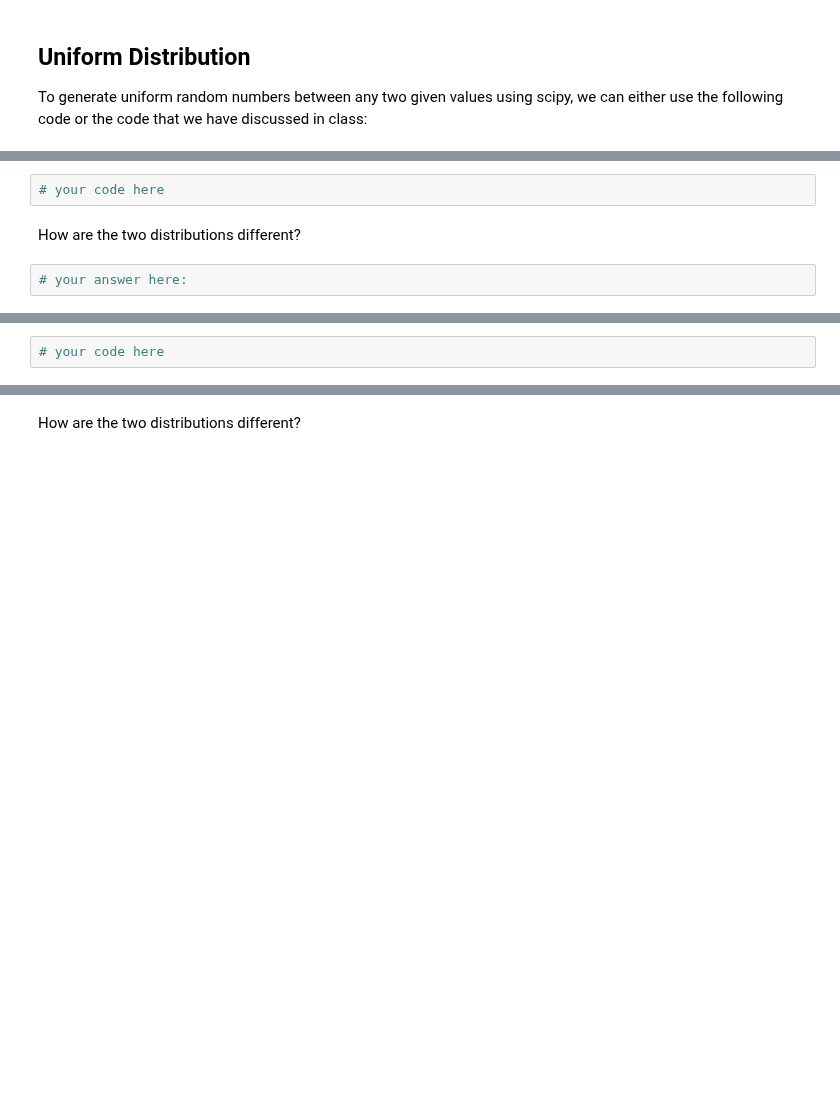
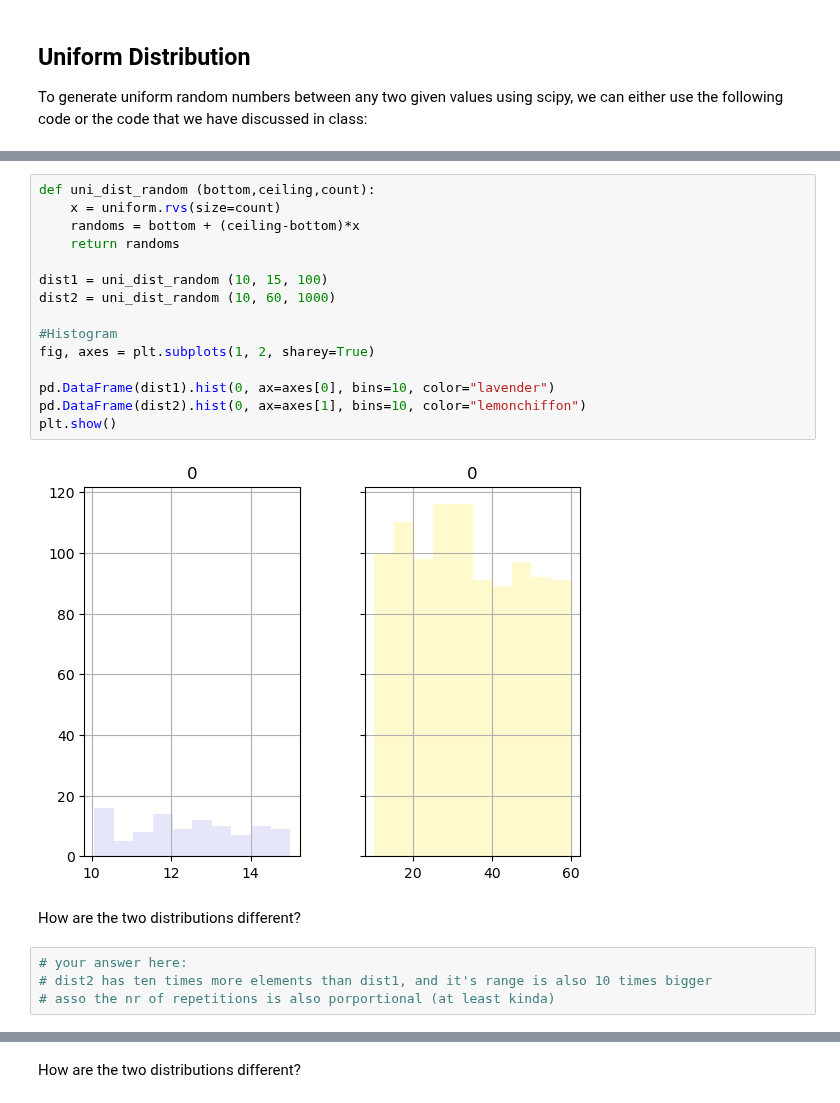
Before and after one commit to ta-data-lis/lab-probability-distributions, a Jupyter notebook: your-code/continuous.ipynb, the cells around one changed output, grey strips where cells are left out. Saved outputs shown, nothing was run; the diff lists cells and outputs as text; blank space fills up the shorter version.

```diff
--- a/your-code/continuous.ipynb
+++ b/your-code/continuous.ipynb
@@ -42,12 +55,29 @@ print(randoms)
 Your output should look like below:
 
 ![uniform distribution](ud.png)
-# %%
-# your code here
+# %%
+def uni_dist_random (bottom,ceiling,count):
+    x = uniform.rvs(size=count)
+    randoms = bottom + (ceiling-bottom)*x
+    return randoms
+
+dist1 = uni_dist_random (10, 15, 100)
+dist2 = uni_dist_random (10, 60, 1000)
+
+#Histogram
+fig, axes = plt.subplots(1, 2, sharey=True)
+
+pd.DataFrame(dist1).hist(0, ax=axes[0], bins=10, color="lavender")
+pd.DataFrame(dist2).hist(0, ax=axes[1], bins=10, color="lemonchiffon")
+plt.show()
+# %% [output]
+[figure, added]
 # %% [markdown]
 How are the two distributions different?
-# %%
-# your answer here:
+# %%
+# your answer here:
+# dist2 has ten times more elements than dist1, and it's range is also 10 times bigger
+# asso the nr of repetitions is also porportional (at least kinda)
 # %% [markdown]
 ## Normal Distribution
 
@@ -59,5 +89,3 @@ How are the two distributions different?
 Expected output:
 
 ![normal distribution](nd.png)
-# %%
-# your code here
```
Also changed, not shown: parts of 25 cells of this notebook, 2 other files.
